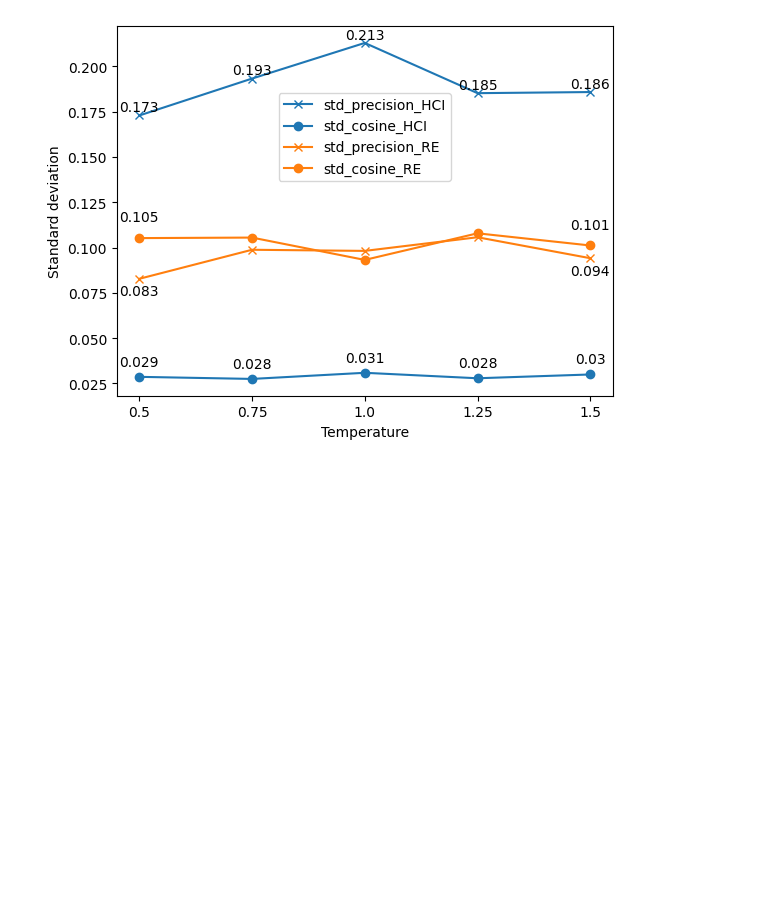
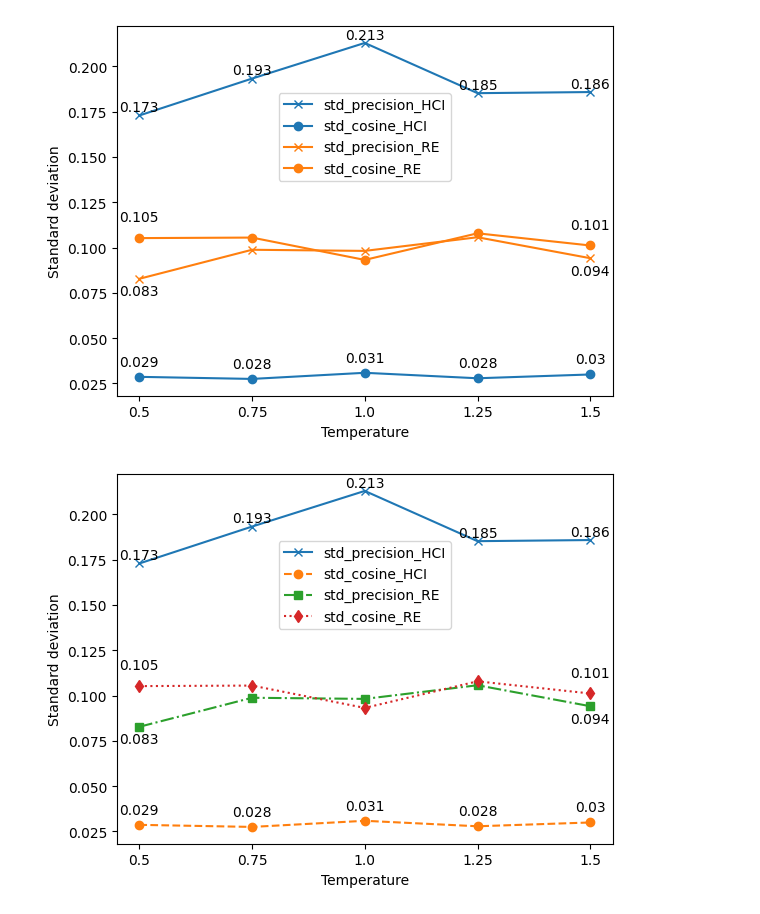
Before and after one commit to XueliPan/GenCQs, a Jupyter notebook: consistency-plotting.ipynb, the cells around one changed output. Saved outputs shown, nothing was run; the diff lists cells and outputs as text; code cells hidden in the pictures; blank space fills up the shorter version.

```diff
--- a/consistency-plotting.ipynb
+++ b/consistency-plotting.ipynb
@@ -216,3 +216,37 @@ plt.savefig(f'plots/avg_std_temp.png', dpi=300, bbox_inches='tight')
 plt.show()
 # %% [output]
 [figure]
+# %%
+x_labels = ['0.5', '0.75', '1.0', '1.25', '1.5']
+x = range(len(x_labels))
+
+# plt.plot(x, std_p_hci, linestyle='-', marker='x', label='std_precision_HCI')
+# plt.plot(x, avg_std_cos_hci, linestyle='-', marker='o', label='std_cosine_HCI')
+# plt.plot(x, std_p_re, linestyle=':', marker='x', label='std_precision_RE')
+# plt.plot(x, avg_std_cos_re, linestyle=':', marker='o', label='std_cosine_RE')
+plt.plot(x, std_p_hci, linestyle='-', marker='x', label='std_precision_HCI')
+plt.plot(x, avg_std_cos_hci, linestyle='--', marker='o', label='std_cosine_HCI')
+plt.plot(x, std_p_re, linestyle='-.', marker='s', label='std_precision_RE')
+plt.plot(x, avg_std_cos_re, linestyle=':', marker='d', label='std_cosine_RE')
+
+for i in range(len(x_labels)):
+    plt.annotate(round(std_p_hci[i], 3), (x[i], std_p_hci[i]), textcoords="offset points", xytext=(0,3), ha='center')
+
+for i in [0,4]:
+    plt.annotate(round(std_p_re[i], 3), (x[i], std_p_re[i]), textcoords="offset points", xytext=(0,-12), ha='center')
+
+for i in range(len(x_labels)):
+    plt.annotate(round(avg_std_cos_hci[i], 3), (x[i], avg_std_cos_hci[i]), textcoords="offset points", xytext=(0,8), ha='center')
+
+for i in [0,4]:
+    plt.annotate(round(avg_std_cos_re[i], 3), (x[i], avg_std_cos_re[i]), textcoords="offset points", xytext=(0,12), ha='center')
+
+# plt.title('Standard deviation of cosine similarity of the generated output text')
+plt.xlabel('Temperature')
+plt.ylabel('Standard deviation')
+plt.xticks(x, x_labels)
+plt.legend(loc='center', bbox_to_anchor=(0.5, 0.7))
+plt.savefig(f'plots/avg_std_temp.png', dpi=300, bbox_inches='tight')
+plt.show()
+# %% [output]
+[figure, added]
```
Also changed, not shown: 9 other files.
